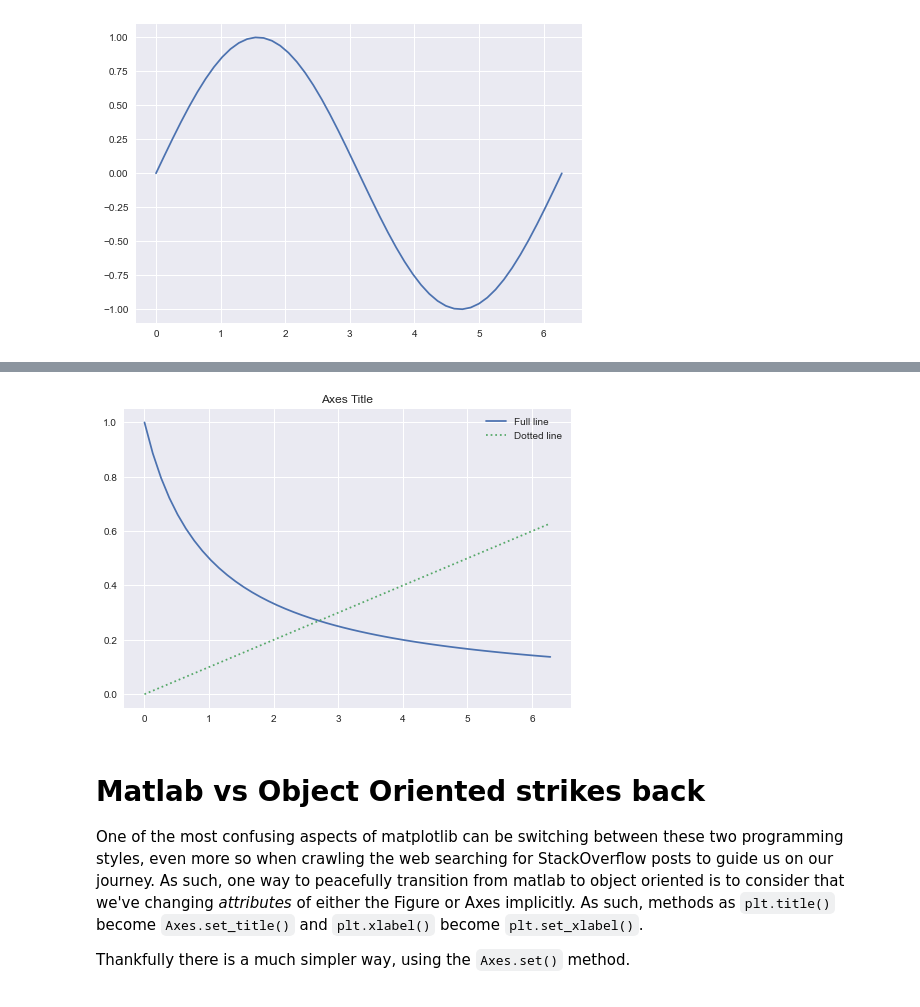
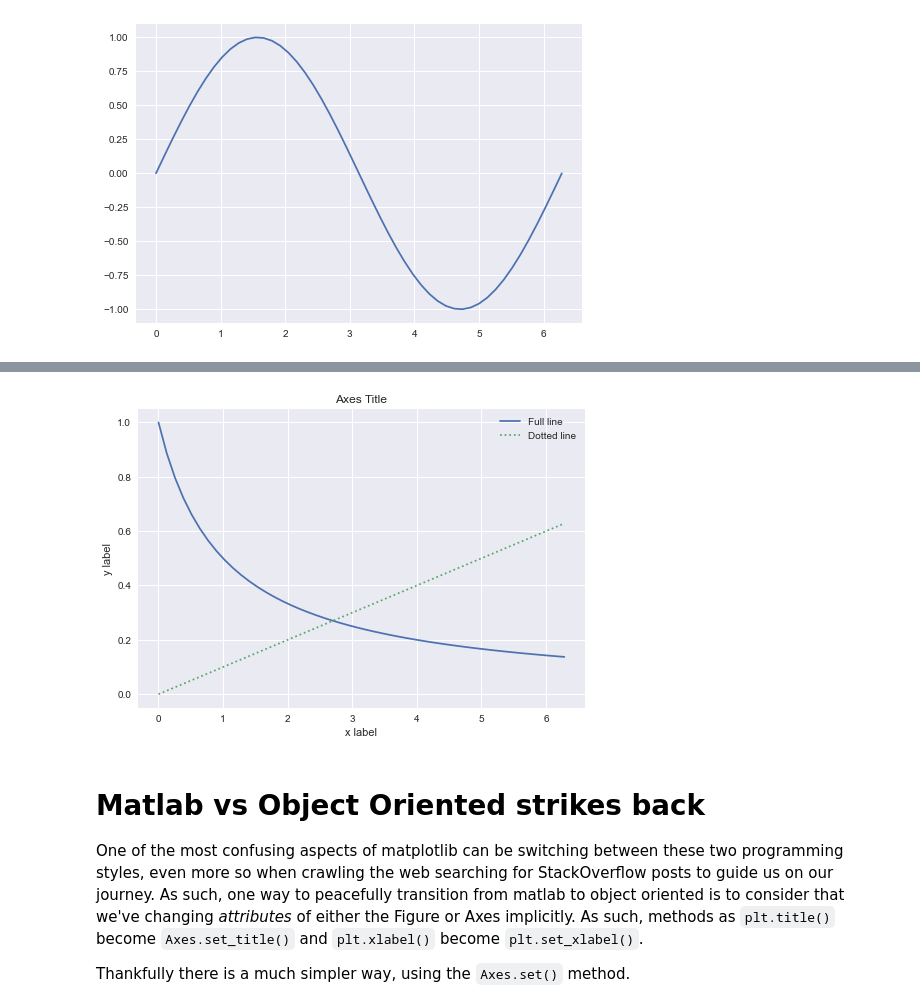
Before and after one commit to tiagodusilva/workshop-python-data-science-tools, a Jupyter notebook: Simple Plots.ipynb, the cells around one changed output, grey strips where cells are left out. Cells and saved outputs as stored; diff of their text form; code cells hidden in the pictures.

```diff
--- a/Simple Plots.ipynb
+++ b/Simple Plots.ipynb
@@ -182,10 +202,12 @@ As we have used previously, you can label lines and also name Axes. When plottin
 # %%
 plt.plot(x, 1 / (x + 1), label="Full line")
 plt.plot(x, x / 10, ':', label="Dotted line")
 plt.title("Axes Title")
+plt.xlabel("x label")
+plt.ylabel("y label")
 plt.legend();
 # %% [output]
-[figure, old version]
+[figure, new version]
 # %% [markdown]
 # Matlab vs Object Oriented strikes back
 
```
Also changed, not shown: parts of 2 cells of this notebook, 3 other files.
